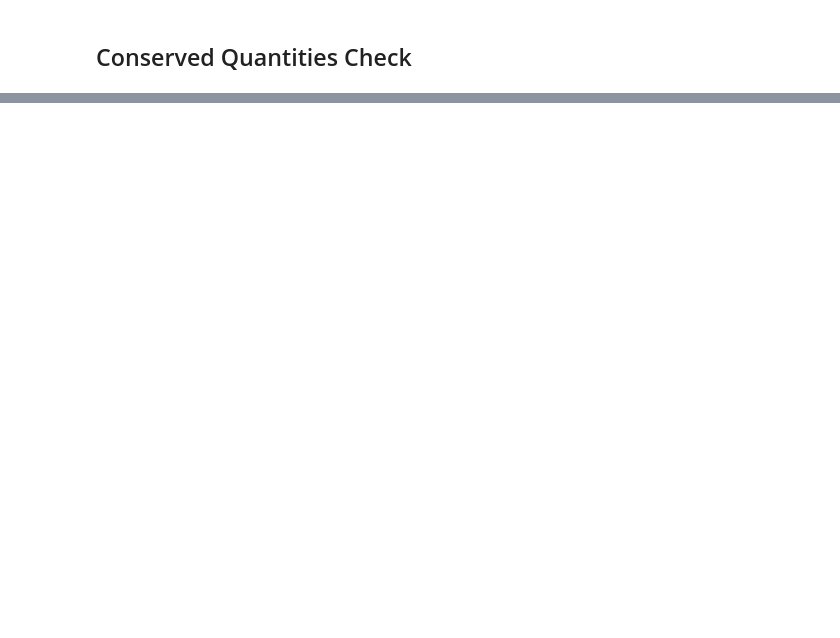
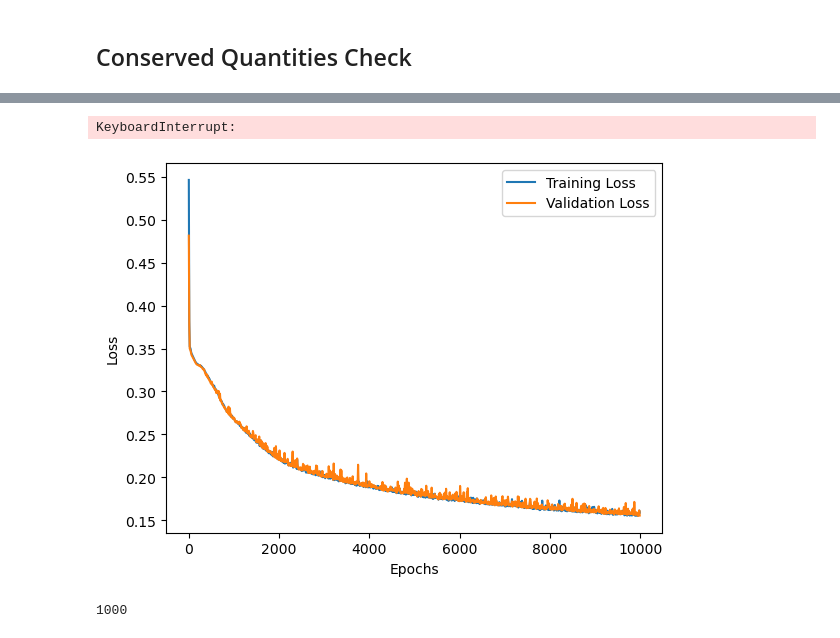
Before and after one commit to danny1078/cqit, a Jupyter notebook: train_jupyter_3d_sho.ipynb, the cells around one changed output, grey strips where cells are left out. Saved outputs shown, nothing was run; the diff lists cells and outputs as text; code cells hidden in the pictures; blank space fills up the shorter version.

```diff
--- a/train_jupyter_3d_sho.ipynb
+++ b/train_jupyter_3d_sho.ipynb
@@ -377,0 +400,49 @@ with tqdm(range(1000)) as pbar:
+# %%
+#training loop
+conserved_model.train()
+conserved_optimizer = optim.Adam(conserved_model.parameters(), lr=0.01)
+conserved_losses = []
+conserved_val_losses = []
+pbar = tqdm(range(10000))
+for epoch in pbar:
+    ep_losses = []
+    for i, data in enumerate(z_train_dl):
+        x, y = data
+        x = (x - train_z_mean) / train_z_std
+        y = (y - train_targets_mean) / train_targets_std
+        y_hat = conserved_model(random)
+        loss = torch.mean((y_hat - y)**2)
+        conserved_optimizer.zero_grad()
+        loss.backward()
+        conserved_optimizer.step()
+        ep_losses.append(loss.clone().item())
+    conserved_losses.append(np.mean(ep_losses))
+
+    if epoch % 10 == 0:
+        conserved_model.eval()
+        val_losses = []
+        for i, data in enumerate(z_val_dl):
+            x, y = data
+            x = (x - train_z_mean) / train_z_std
+            y = (y - train_targets_mean) / train_targets_std
+            y_hat = conserved_model(x)
+            loss = torch.mean((y_hat - y)**2)
+            val_losses.append(loss.clone().item())
+        conserved_val_losses.append(np.mean(val_losses))
+    pbar.set_postfix({'loss': conserved_losses[-1], 'val_loss': conserved_val_losses[-1]})
+# %% [output]
+KeyboardInterrupt:
+# %%
+epochs = range(0, 10000, 10)
+plt.plot(epochs, conserved_losses[::10], label='Training Loss')
+plt.plot(epochs, conserved_val_losses, label='Validation Loss')
+plt.xlabel('Epochs')
+plt.ylabel('Loss')
+plt.legend()
+plt.show()
+# %% [output]
+[figure, added]
+# %%
+len(conserved_losses[::10])
+# %% [output]
+1000
```
Also changed, not shown: parts of 19 cells of this notebook, 9 other files.
